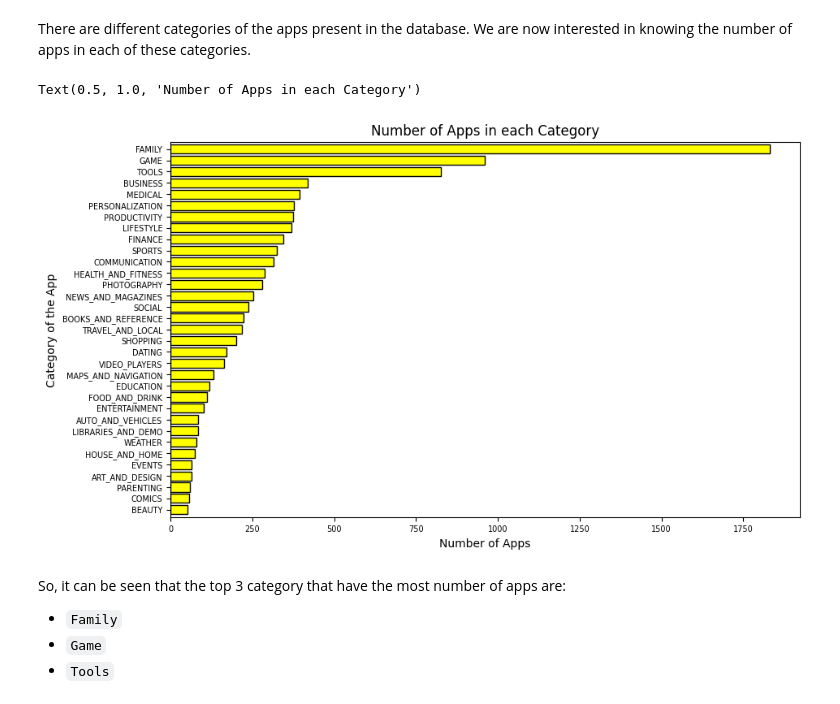
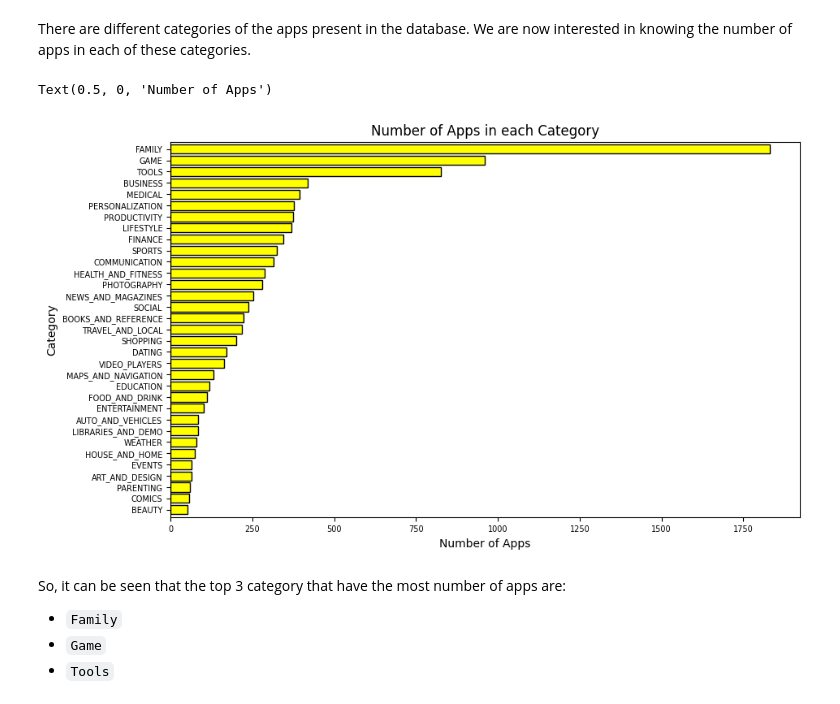
Before and after one commit to dipankarsahu1000/Play-Store-App-Review-Analysis, a Jupyter notebook: Play_Store_App_Review_Analysis.ipynb, the cells around one changed output. Drawn from its saved outputs; the diff is of its cells as text; code cells hidden in the pictures.

```diff
--- a/Play_Store_App_Review_Analysis.ipynb
+++ b/Play_Store_App_Review_Analysis.ipynb
@@ -1042,12 +1042,12 @@ For example, the price of the app can be reduced to get more installs.
 There are different categories of the apps present in the database. We are now interested in knowing the number of apps in each of these categories.
 # %%
 ps_df['Category'].value_counts().sort_values(ascending = True).plot.barh(width=0.8, color = 'yellow', edgecolor='black', fontsize = 7,  figsize = (10, 6))
-plt.ylabel('Category of the App', fontsize = 10)
+plt.title('Number of Apps in each Category', fontsize = 12)
+plt.ylabel('Category', fontsize = 10)
 plt.xlabel('Number of Apps', fontsize = 10)
-plt.title('Number of Apps in each Category', fontsize = 12)
 # %% [output]
-Text(0.5, 1.0, 'Number of Apps in each Category')
+Text(0.5, 0, 'Number of Apps')
-[figure, old version]
+[figure, new version]
 # %% [markdown]
 So, it can be seen that the top 3 category that have the most number of apps are:
 * `Family`
```
Also changed, not shown: parts of 62 cells of this notebook.
